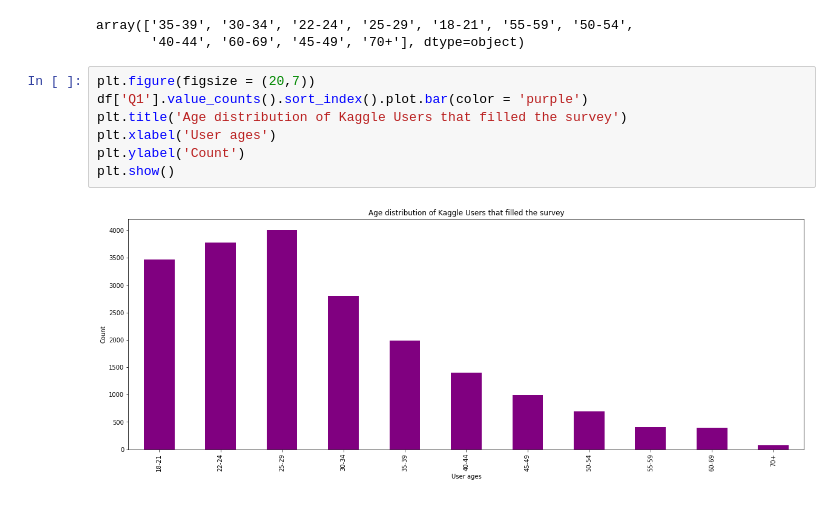
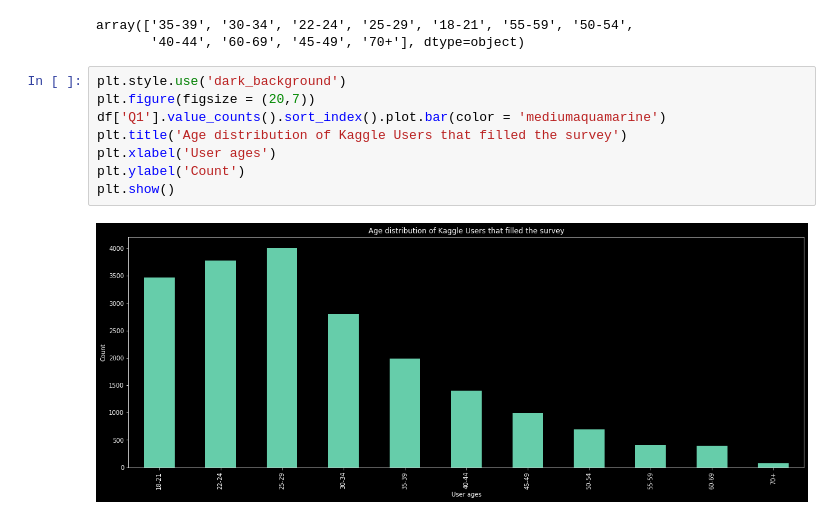
Before and after one commit to jithinharidas/paranormal-distributions, a Jupyter notebook: _notebooks/2021-04-27-Kaggle-Survey.ipynb, the cells around one changed output. Drawn from its saved outputs; the diff is of its cells as text.

```diff
--- a/_notebooks/2021-04-27-Kaggle-Survey.ipynb
+++ b/_notebooks/2021-04-27-Kaggle-Survey.ipynb
@@ -42,11 +42,12 @@ df['Q1'].unique()
 array(['35-39', '30-34', '22-24', '25-29', '18-21', '55-59', '50-54',
        '40-44', '60-69', '45-49', '70+'], dtype=object)
 # %%
+plt.style.use('dark_background')
 plt.figure(figsize = (20,7))
-df['Q1'].value_counts().sort_index().plot.bar(color = 'purple')
+df['Q1'].value_counts().sort_index().plot.bar(color = 'mediumaquamarine')
 plt.title('Age distribution of Kaggle Users that filled the survey')
 plt.xlabel('User ages')
 plt.ylabel('Count')
 plt.show()
 # %% [output]
-[figure, old version]
+[figure, new version]
```
Also changed, not shown: parts of 1 cell of this notebook.
